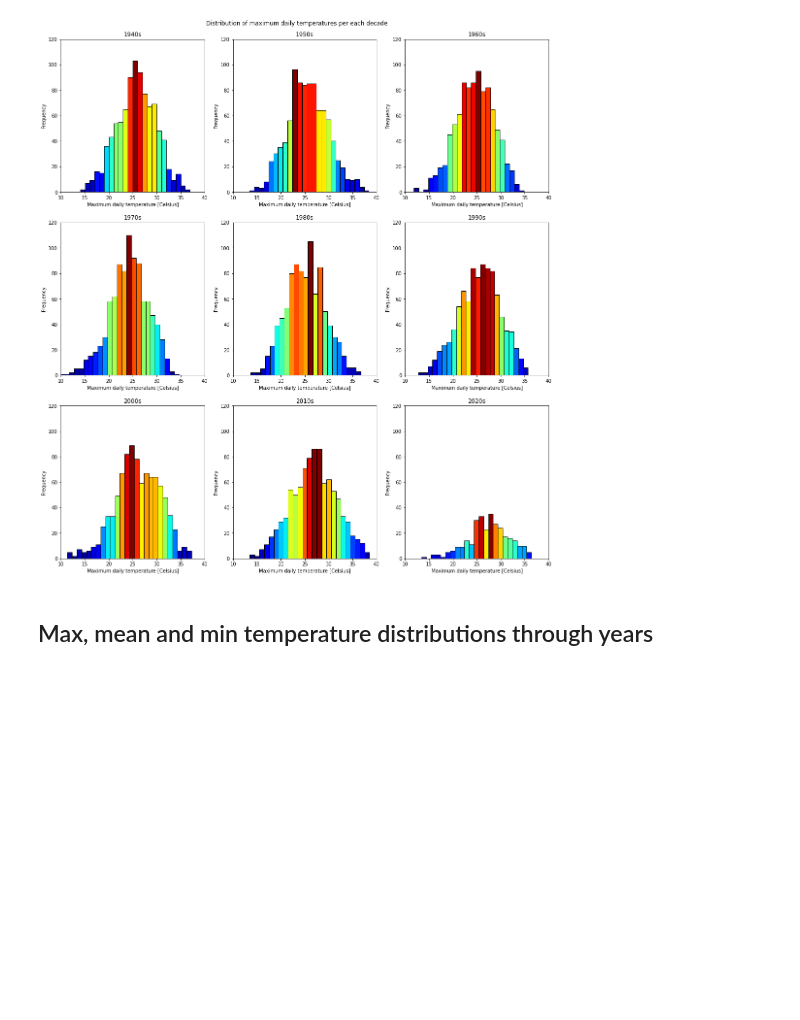
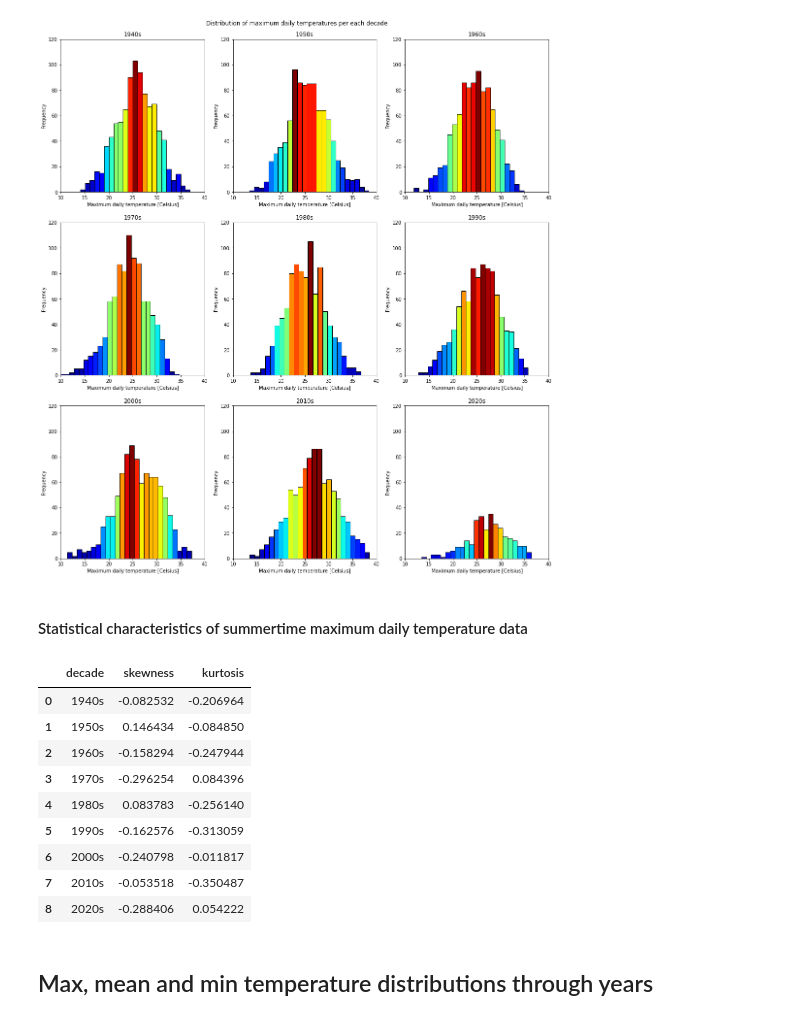
Before and after one commit to cimbaIG/Weather_data_Zagreb, a Jupyter notebook: weather_data_zagreb.ipynb, the cells around one changed output. Cells and saved outputs as stored; diff of their text form; code cells hidden in the pictures; blank space fills up the shorter version.

Commit message:
Stat chars of summertime max daily temp distributions

```diff
--- a/weather_data_zagreb.ipynb
+++ b/weather_data_zagreb.ipynb
@@ -924,7 +925,7 @@ _10s_summer_days = summer_data[(summer_data["time"].dt.year >= 2010) & (summer_d
 _20s_summer_days = summer_data[(summer_data["time"].dt.year >= 2020) & (summer_data["time"].dt.year <= 2029)]
 # %%
 # Create dictionary which will be used to iterate through
-max_temp_data_by_decade = {
+max_summer_temp_data_by_decade = {
     1: [_40s_summer_days["temperature_2m_max (°C)"], "1940s"],
     2: [_50s_summer_days["temperature_2m_max (°C)"], "1950s"],
     3: [_60s_summer_days["temperature_2m_max (°C)"], "1960s"],
@@ -937,10 +938,10 @@ max_temp_data_by_decade = {
 }
 
 # Iterate through dictionary key values and plot histogram subplots for every decade
-for key in max_temp_data_by_decade.keys():
+for key in max_summer_temp_data_by_decade.keys():
     # Plot histogram of maximum daily temperatures for summer period by decades
     plt.subplot(3, 3, key)
-    n, bins, patches = plt.hist(x=max_temp_data_by_decade[key][0], bins=np.arange(max_temp_data_by_decade[key][0].min(), max_temp_data_by_decade[key][0].max()), edgecolor="black")
+    n, bins, patches = plt.hist(x=max_summer_temp_data_by_decade[key][0], bins=np.arange(max_summer_temp_data_by_decade[key][0].min(), max_summer_temp_data_by_decade[key][0].max()), edgecolor="black")
 
     # Add colormap to bins
     col = (n-n.min())/(n.max()-n.min())
@@ -950,7 +951,7 @@ for key in max_temp_data_by_decade.keys():
 
     plt.xlim((10,40))
     plt.ylim((0,120))
-    plt.title(max_temp_data_by_decade[key][1])
+    plt.title(max_summer_temp_data_by_decade[key][1])
     plt.xlabel("Maximum daily temperature [Celsius]")
     plt.ylabel("Frequency")
 
@@ -965,6 +966,31 @@ plt.subplots_adjust(top=0.95)
 plt.savefig('distribution_of_max_daily_temperatures_for_summer_period_per_each_decade.pdf', bbox_inches='tight')
 # %% [output]
 [figure]
+# %% [markdown]
+#### Statistical characteristics of summertime maximum daily temperature data
+# %%
+# Create dataframe to store data in
+stat_chars_of_summer_max_temps = pd.DataFrame(columns=["decade", "skewness", "kurtosis"])
+
+# Iterate through dictionary and determine statistical characteristics of decade data
+for key in max_summer_temp_data_by_decade:
+    stat_chars_of_summer_max_temps = stat_chars_of_summer_max_temps.append({"decade": max_summer_temp_data_by_decade[key][1],
+                                           "skewness": skew(max_summer_temp_data_by_decade[key][0], axis=0, bias=True),
+                                           "kurtosis": kurtosis(max_summer_temp_data_by_decade[key][0], axis=0, bias=True)}, ignore_index=True)
+
+# Print dataframe
+stat_chars_of_summer_max_temps
+# %% [output]
+|  | decade | skewness | kurtosis |
+| 0 | 1940s | -0.082532 | -0.206964 |
+| 1 | 1950s | 0.146434 | -0.084850 |
+| 2 | 1960s | -0.158294 | -0.247944 |
+| 3 | 1970s | -0.296254 | 0.084396 |
+| 4 | 1980s | 0.083783 | -0.256140 |
+| 5 | 1990s | -0.162576 | -0.313059 |
+| 6 | 2000s | -0.240798 | -0.011817 |
+| 7 | 2010s | -0.053518 | -0.350487 |
+| 8 | 2020s | -0.288406 | 0.054222 |
 # %% [markdown]
 ## Max, mean and min temperature distributions through years
 # %% [markdown]
```
Also changed, not shown: parts of 1 cell of this notebook, 16 other files.
